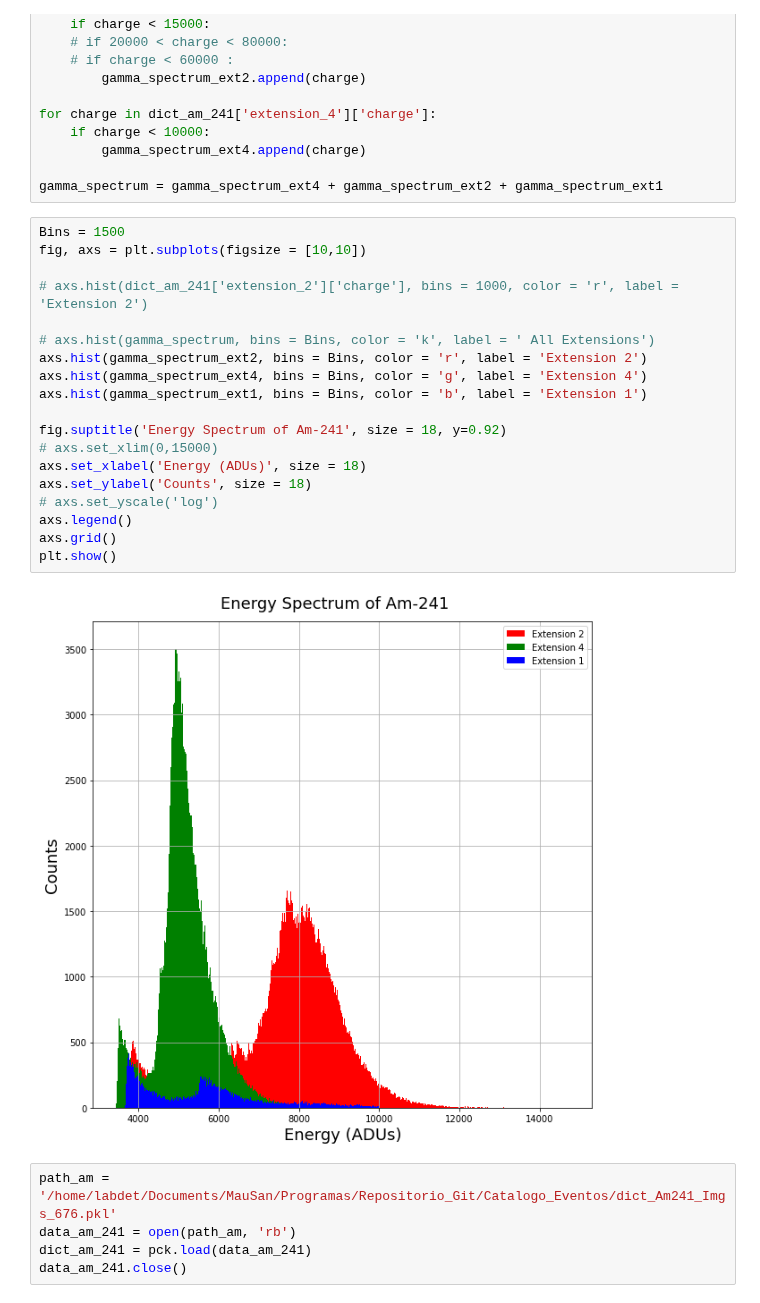
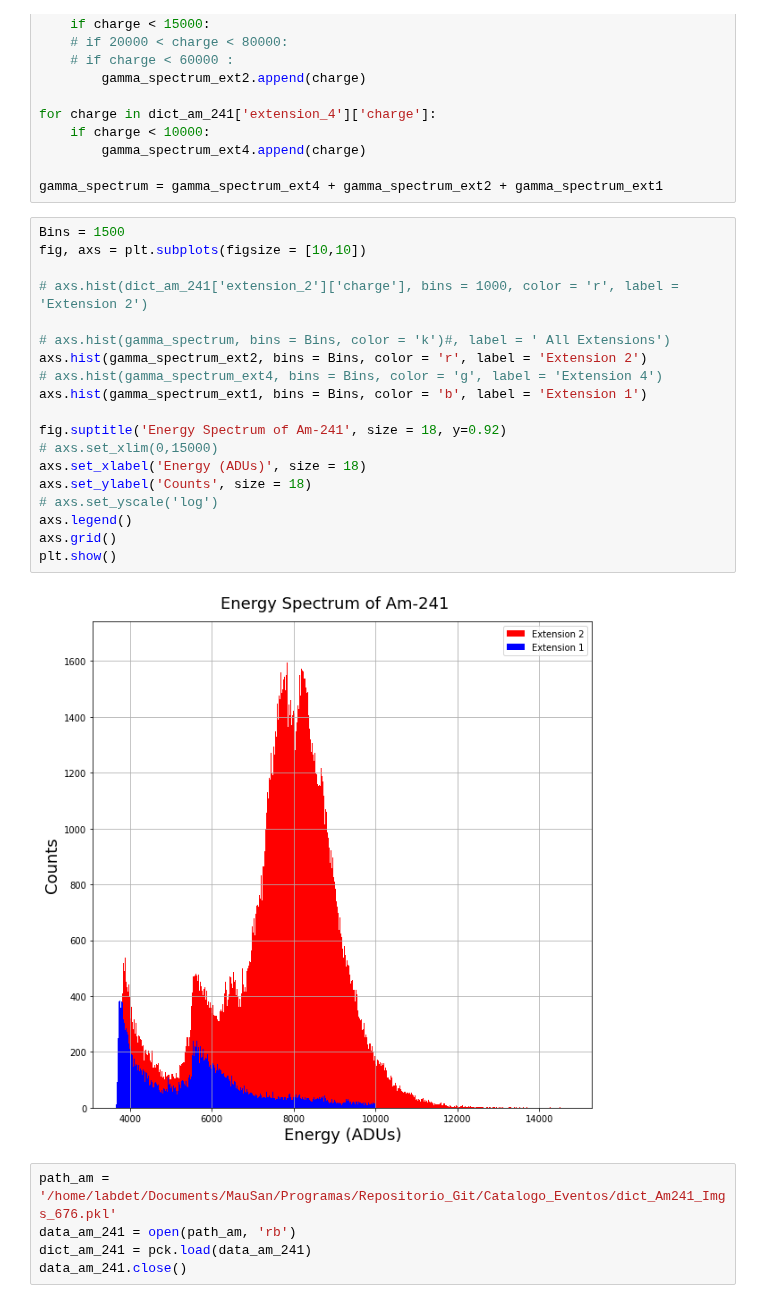
Before and after one commit to mausanram/CodigosICN, a Jupyter notebook: Catalogo_Eventos/Ajuste_Espectro.ipynb, the cells around one changed output. Cells and saved outputs as stored; diff of their text form.

```diff
--- a/Catalogo_Eventos/Ajuste_Espectro.ipynb
+++ b/Catalogo_Eventos/Ajuste_Espectro.ipynb
@@ -986,24 +986,24 @@ gamma_spectrum = gamma_spectrum_ext4 + gamma_spectrum_ext2 + gamma_spectrum_ext1
 # %%
 Bins = 1500
 fig, axs = plt.subplots(figsize = [10,10])
 
 # axs.hist(dict_am_241['extension_2']['charge'], bins = 1000, color = 'r', label = 'Extension 2')
 
-# axs.hist(gamma_spectrum, bins = Bins, color = 'k', label = ' All Extensions')
+# axs.hist(gamma_spectrum, bins = Bins, color = 'k')#, label = ' All Extensions')
 axs.hist(gamma_spectrum_ext2, bins = Bins, color = 'r', label = 'Extension 2')
-axs.hist(gamma_spectrum_ext4, bins = Bins, color = 'g', label = 'Extension 4')
+# axs.hist(gamma_spectrum_ext4, bins = Bins, color = 'g', label = 'Extension 4')
 axs.hist(gamma_spectrum_ext1, bins = Bins, color = 'b', label = 'Extension 1')
 
 fig.suptitle('Energy Spectrum of Am-241', size = 18, y=0.92)
 # axs.set_xlim(0,15000)
 axs.set_xlabel('Energy (ADUs)', size = 18)
 axs.set_ylabel('Counts', size = 18)
 # axs.set_yscale('log')
 axs.legend()
 axs.grid()
 plt.show()
 # %% [output]
-[figure, old version]
+[figure, new version]
 # %%
 path_am = '/home/labdet/Documents/MauSan/Programas/Repositorio_Git/Catalogo_Eventos/dict_Am241_Imgs_676.pkl'
 data_am_241 = open(path_am, 'rb')
```
Also changed, not shown: 4 other files.
